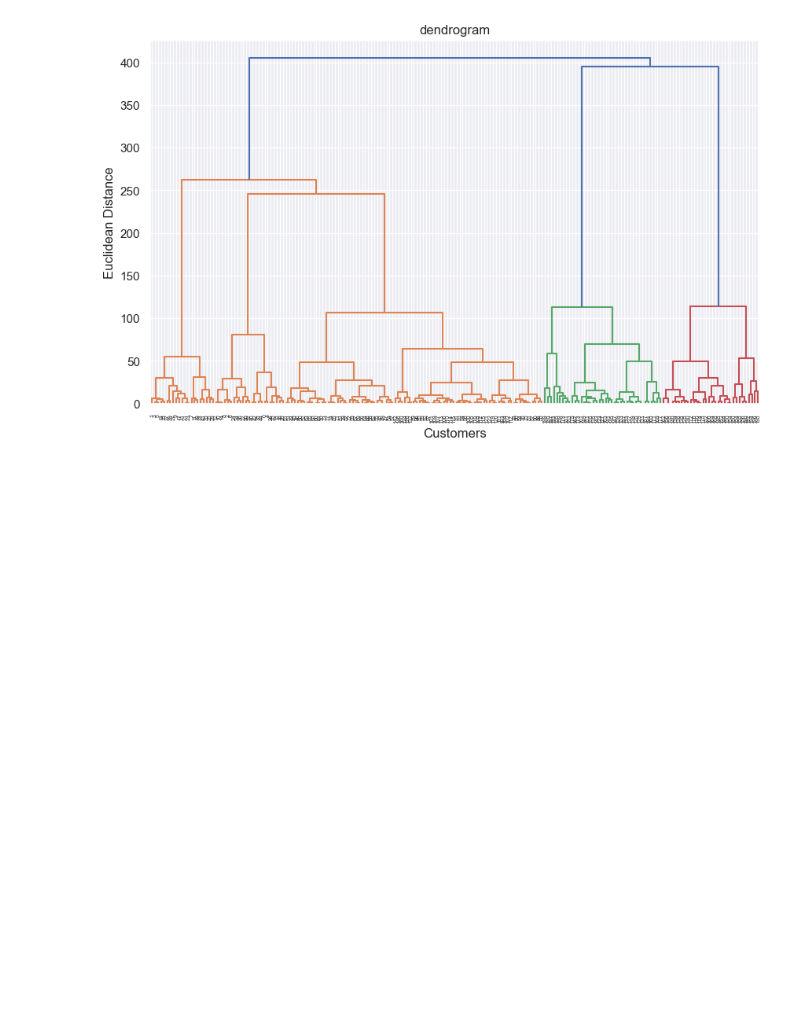
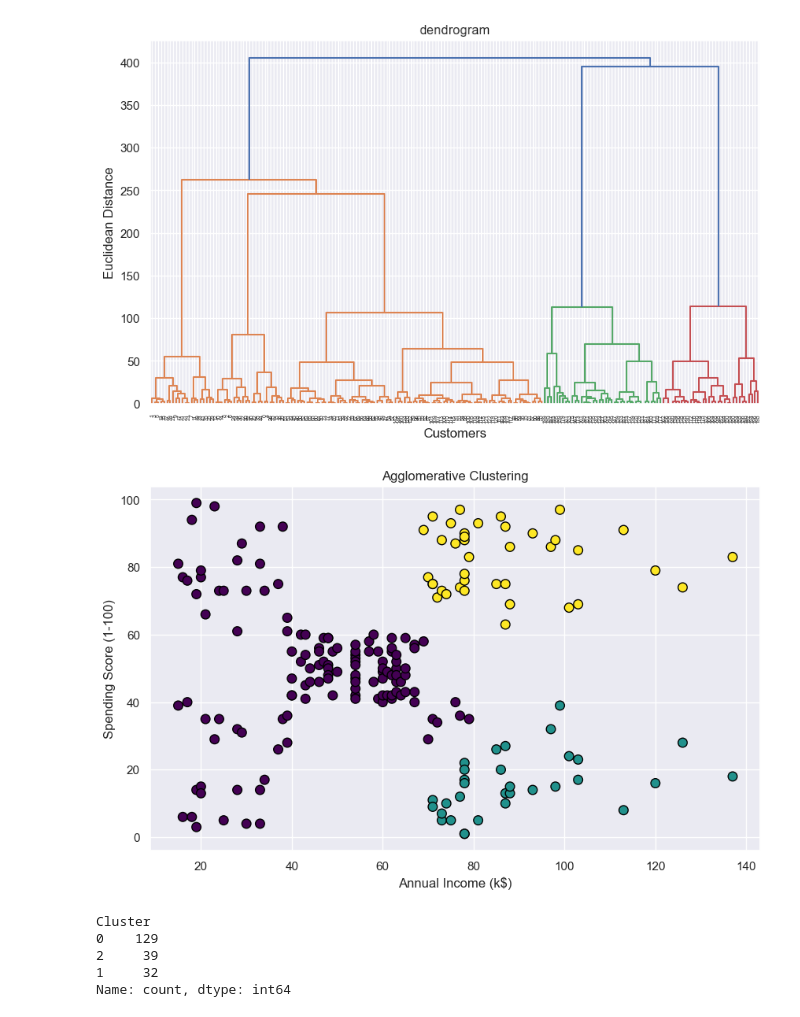
Before and after one commit to Pankaj-Str/Complete-Python-Mastery, a Jupyter notebook: 00 Lecture/lecture14/ML/12 Dec 2025/Hierarchical_Clustering.ipynb, the cells around one changed output. Saved outputs shown, nothing was run; the diff lists cells and outputs as text; code cells hidden in the pictures; blank space fills up the shorter version.

Commit message:
Hierarchical_Clustering

```diff
--- a/00 Lecture/lecture14/ML/12 Dec 2025/Hierarchical_Clustering.ipynb
+++ b/00 Lecture/lecture14/ML/12 Dec 2025/Hierarchical_Clustering.ipynb
@@ -32,10 +32,30 @@ plt.show()
 # %%
 # Apply Agglomerative Clustering
 hier_cluster = AgglomerativeClustering(
-    n_clusters=5,
+    n_clusters=3,
     linkage="ward"
 )
 labels = hier_cluster.fit_predict(X)
 df["Cluster"] = labels
 # %%
-plt.
+plt.figure(figsize=(10,6))
+plt.scatter(
+    df["Annual Income (k$)"],
+    df["Spending Score (1-100)"],
+    c=df["Cluster"],
+    cmap="viridis",
+    s=70,
+    edgecolor="black"
+)
+plt.title("Agglomerative Clustering")
+plt.xlabel("Annual Income (k$)")
+plt.ylabel("Spending Score (1-100)")
+plt.show()
+print(df["Cluster"].value_counts())
+# %% [output]
+[figure, added]
+Cluster
+0    129
+2     39
+1     32
+Name: count, dtype: int64
```
Also changed, not shown: parts of 1 cell of this notebook.
